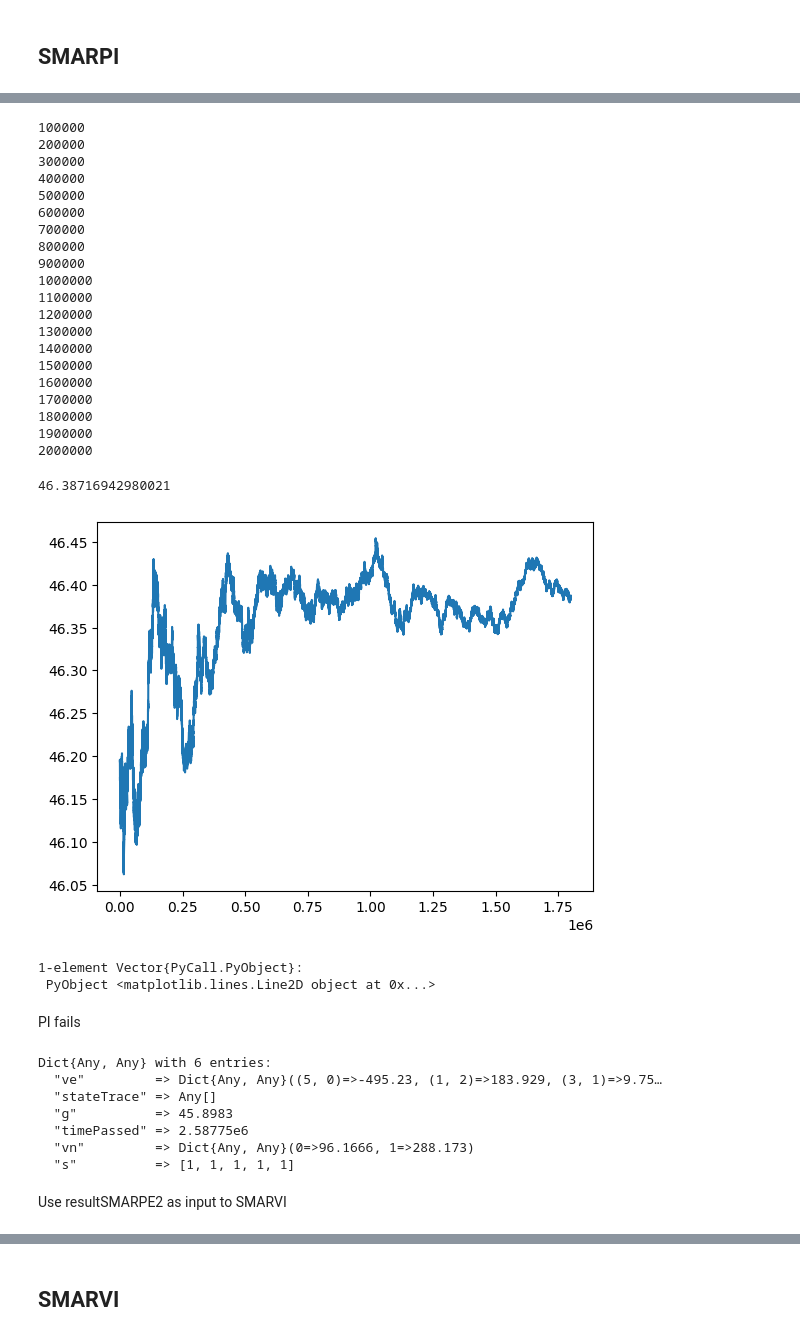
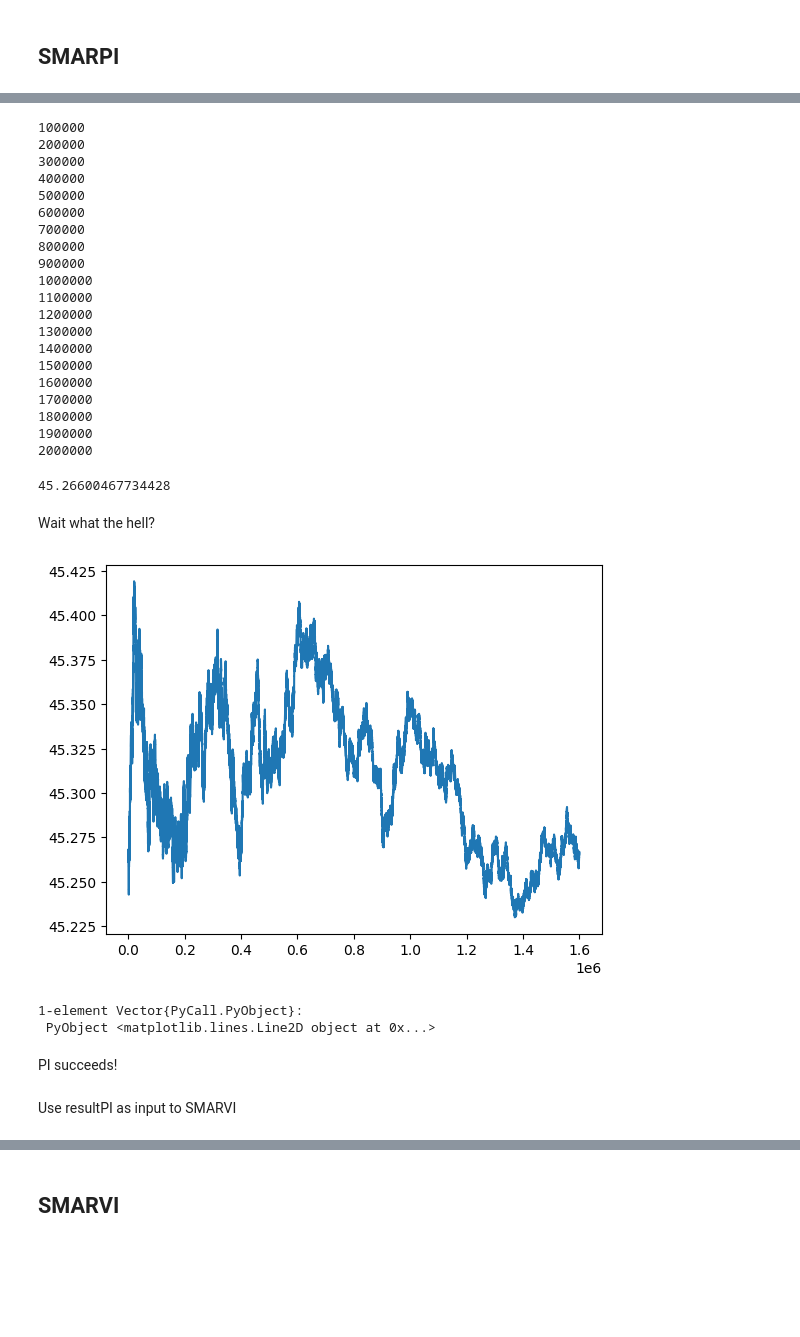
Before and after one commit to fairleyl/PhD-Code, a Jupyter notebook: Problem-Suite-Experiments.ipynb, the cells around one changed output, grey strips where cells are left out. Saved outputs shown, nothing was run; the diff lists cells and outputs as text; code cells hidden in the pictures; blank space fills up the shorter version.

```diff
--- a/Problem-Suite-Experiments.ipynb
+++ b/Problem-Suite-Experiments.ipynb
@@ -4993,7 +5000,7 @@ end
 v (generic function with 4 methods)
 # %%
 #Calculates E(h(s')) given a state-action pair, and VFA from ve and vn tables
-function expectedNextValueContNewVFA(s,a,N,alpha_d, alpha_r, beta, tau, c0, c1, r, flows, ve, vn)
+function expectedNextValueContNewVFA(s,a,N,alpha_d, alpha_r, beta, tau, c0, c1, r, flows, ve, vn; s0 = [])
     del = sojournTime(s, a, flows, N, alpha_d, alpha_r, beta, tau)
     #immediate change
     sPrime = s - a
@@ -5012,7 +5019,7 @@ function expectedNextValueContNewVFA(s,a,N,alpha_d, alpha_r, beta, tau, c0, c1,
     for k in 1:N
         sNext = copy(sPrime)
         sNext[k] = 3
-        runningTotal += flows[k]*alpha_d[k]*del*v(sNext,N,alpha_d, alpha_r, beta, tau, c0, c1, r, ve, vn)
+        runningTotal += flows[k]*alpha_d[k]*del*v(sNext,N,alpha_d, alpha_r, beta, tau, c0, c1, r, ve, vn; s0 = s0)
     end
 
     #rare degs
@@ -5020,7 +5027,7 @@ function expectedNextValueContNewVFA(s,a,N,alpha_d, alpha_r, beta, tau, c0, c1,
         if sPrime[k] != 3
             sNext = copy(sPrime)
             sNext[k] = 3
-            runningTotal += alpha_r[k]*del*v(sNext,N,alpha_d, alpha_r, beta, tau, c0, c1, r, ve, vn)
+            runningTotal += alpha_r[k]*del*v(sNext,N,alpha_d, alpha_r, beta, tau, c0, c1, r, ve, vn; s0 = s0)
         end
     end
 
@@ -5030,7 +5037,7 @@ function expectedNextValueContNewVFA(s,a,N,alpha_d, alpha_r, beta, tau, c0, c1,
             if sPrime[k] == 2
                 sNext = copy(sPrime)
                 sNext[k] = 1
-                runningTotal += (tau(repair)/repair)*del*v(sNext,N,alpha_d, alpha_r, beta, tau, c0, c1, r, ve, vn)
+                runningTotal += (tau(repair)/repair)*del*v(sNext,N,alpha_d, alpha_r, beta, tau, c0, c1, r, ve, vn; s0 = s0)
             end
         end
     end
@@ -5040,11 +5047,11 @@ end
 # %% [output]
 expectedNextValueContNewVFA (generic function with 1 method)
 # %%
-function smarActionAndVFromNewVFA(s, flows, N,alpha_d, alpha_r, beta, tau, c0, c1, r, ve, vn, g)
+function smarActionAndVFromNewVFA(s, flows, N,alpha_d, alpha_r, beta, tau, c0, c1, r, ve, vn, g; s0 = [])
     #find optimal action
     optA = zeros(Int64,N)
     t = sojournTime(s, optA, flows, N, alpha_d, alpha_r, beta, tau)
-    optV = instantCostCont(s,optA,N,alpha_d, alpha_r, beta, tau, c0, c1, r, flows) + expectedNextValueContNewVFA(s,optA,N,alpha_d, alpha_r, beta, tau, c0, c1, r, flows, ve, vn) - g*t
+    optV = instantCostCont(s,optA,N,alpha_d, alpha_r, beta, tau, c0, c1, r, flows) + expectedNextValueContNewVFA(s,optA,N,alpha_d, alpha_r, beta, tau, c0, c1, r, flows, ve, vn; s0 = s0) - g*t
     zeroV = optV
 
     for i in 1:N
@@ -5052,7 +5059,7 @@ function smarActionAndVFromNewVFA(s, flows, N,alpha_d, alpha_r, beta, tau, c0, c
             a = zeros(Int64, N)
             a[i] = 1
 
-            testV = v(s-a, N, flows, ve, vn)
+            testV = v(s-a, N, flows, ve, vn; s0 = s0)
             if testV <= optV
                 optV = testV
                 optA = a
@@ -5063,14 +5070,14 @@ function smarActionAndVFromNewVFA(s, flows, N,alpha_d, alpha_r, beta, tau, c0, c
     #Fix choose optimal non-passive action if state is [3,3,...,3]
     if s == fill(3,N) && optA == zeros(Int64, N)
         optA[1] = 1
-        optV = v(s-optA, N, flows, ve, vn)
+        optV = v(s-optA, N, flows, ve, vn; s0 = s0)
 
         for i in 2:N
             if s[i] == 3
                 a = zeros(Int64, N)
                 a[i] = 1
 
-                testV = v(s-a, N, flows, ve, vn)
+                testV = v(s-a, N, flows, ve, vn; s0 = s0)
                 if testV <= optV
                     optV = testV
                     optA = a
@@ -5255,7 +5262,7 @@ function gEvaluationNewVFA(N,alpha_d, alpha_r, beta, tau, c0, c1, r, nMax, ve, v
     for n in 1:nMax
 
         #formulate optimal action and v value
-        optAandV = smarActionAndVFromNewVFA(s, flows, N,alpha_d, alpha_r, beta, tau, c0, c1, r, ve, vn, g0)
+        optAandV = smarActionAndVFromNewVFA(s, flows, N,alpha_d, alpha_r, beta, tau, c0, c1, r, ve, vn, g0; s0 = s0)
         optA = optAandV[1]
 
         #update state, flows and g
@@ -5907,11 +5980,10 @@ PyPlot.plot(vs3Hist[start:finish])
 # %%
-#NOT YET RUN
 evalNMax = 2000000
-vePI2 = resultPI2[1]
-vnPI2 = resultPI2[2]
-gPI2 = resultPI2[3]
-gsPI2 = gEvaluationNewVFA(N,alpha_d, alpha_r, beta, tau, c0, c1, r, evalNMax, vePI2, vnPI2, gPI2; printProgress = true, modCounter = 100000)
-gsPI2[1]
+vePI = resultPI_S["ve"]
+vnPI = resultPI_S["vn"]
+gPI = resultPI_S["g"]
+gsPI = gEvaluationNewVFA(N,alpha_d, alpha_r, beta, tau, c0, c1, r, evalNMax, vePI, vnPI, gPI; printProgress = true, modCounter = 100000)
+gsPI[1]
 # %% [output]
 100000
 200000
@@ -5933,14 +6005,16 @@ gsPI2[1]
 1800000
 1900000
 2000000
-46.38716942980021
+45.26600467734428
+# %% [markdown]
+Wait what the hell?
 # %%
-start = floor(Int64, evalNMax/10)
+start = floor(Int64, evalNMax*1/5) #discard first 5th
 finish = evalNMax
-PyPlot.plot(gsPI2[2][start:finish])
+PyPlot.plot(gsPI[2][start:finish])
 # %% [output]
-[figure, old version]
+[figure, new version]
 1-element Vector{PyCall.PyObject}:
  PyObject <matplotlib.lines.Line2D object at 0x...>
 # %% [markdown]
-PI fails
+PI succeeds!
@@ -5949,12 +6021,2 @@ f2 = serialize("resultPI.dat", resultPI[1])
-# %%
-resultPI_S = deserialize("resultPI.dat")
-# %% [output]
-Dict{Any, Any} with 6 entries:
-  "ve"         => Dict{Any, Any}((5, 0)=>-495.23, (1, 2)=>183.929, (3, 1)=>9.75…
-  "stateTrace" => Any[]
-  "g"          => 45.8983
-  "timePassed" => 2.58775e6
-  "vn"         => Dict{Any, Any}(0=>96.1666, 1=>288.173)
-  "s"          => [1, 1, 1, 1, 1]
 # %% [markdown]
-Use resultSMARPE2 as input to SMARVI
+Use resultPI as input to SMARVI
```
Also changed, not shown: parts of 35 cells of this notebook, 4 other files.
